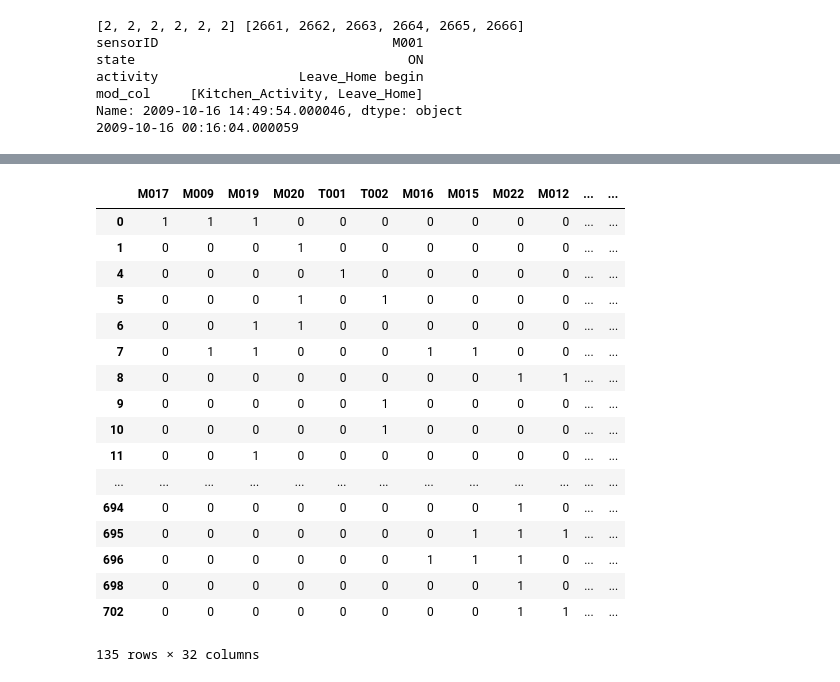
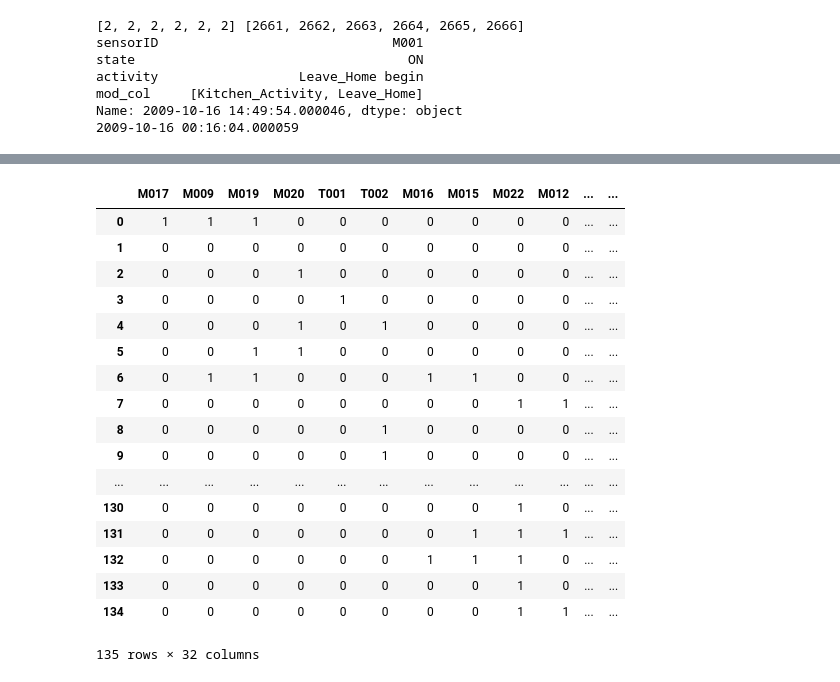
Before and after one commit to akashagarwalMLSec/sensor_anomaly, a Jupyter notebook: data_aggregation.ipynb, the cells around one changed output, grey strips where cells are left out. Saved outputs shown, nothing was run; the diff lists cells and outputs as text; code cells hidden in the pictures.

Commit message:
Data Processing

```diff
--- a/data_aggregation.ipynb
+++ b/data_aggregation.ipynb
@@ -170,2 +162,25 @@ df_sensors
 # %%
-df_sensors.to_csv('dataset/milan/data_processed_test.csv')#, index = False)
+df_sensors.to_csv('dataset/milan/data_processed_test.csv', index = False)
+df_unique_rows = df_sensors.iloc[:,:-1]
+df_unique_rows = df_unique_rows.drop_duplicates()
+df_unique_rows.reset_index(drop=True, inplace=True)
+df_unique_rows
+# %% [output]
+|  | M017 | M009 | M019 | M020 | T001 | T002 | M016 | M015 | M022 | M012 | ... | ... |
+| 0 | 1 | 1 | 1 | 0 | 0 | 0 | 0 | 0 | 0 | 0 | ... | ... |
+| 1 | 0 | 0 | 0 | 0 | 0 | 0 | 0 | 0 | 0 | 0 | ... | ... |
+| 2 | 0 | 0 | 0 | 1 | 0 | 0 | 0 | 0 | 0 | 0 | ... | ... |
+| 3 | 0 | 0 | 0 | 0 | 1 | 0 | 0 | 0 | 0 | 0 | ... | ... |
+| 4 | 0 | 0 | 0 | 1 | 0 | 1 | 0 | 0 | 0 | 0 | ... | ... |
+| 5 | 0 | 0 | 1 | 1 | 0 | 0 | 0 | 0 | 0 | 0 | ... | ... |
+| 6 | 0 | 1 | 1 | 0 | 0 | 0 | 1 | 1 | 0 | 0 | ... | ... |
+| 7 | 0 | 0 | 0 | 0 | 0 | 0 | 0 | 0 | 1 | 1 | ... | ... |
+| 8 | 0 | 0 | 0 | 0 | 0 | 1 | 0 | 0 | 0 | 0 | ... | ... |
+| 9 | 0 | 0 | 0 | 0 | 0 | 1 | 0 | 0 | 0 | 0 | ... | ... |
+| ... | ... | ... | ... | ... | ... | ... | ... | ... | ... | ... | ... | ... |
+| 130 | 0 | 0 | 0 | 0 | 0 | 0 | 0 | 0 | 1 | 0 | ... | ... |
+| 131 | 0 | 0 | 0 | 0 | 0 | 0 | 0 | 1 | 1 | 1 | ... | ... |
+| 132 | 0 | 0 | 0 | 0 | 0 | 0 | 1 | 1 | 1 | 0 | ... | ... |
+| 133 | 0 | 0 | 0 | 0 | 0 | 0 | 0 | 0 | 1 | 0 | ... | ... |
+| 134 | 0 | 0 | 0 | 0 | 0 | 0 | 0 | 0 | 1 | 1 | ... | ... |
+135 rows × 32 columns
@@ -176,21 +186,0 @@ df_unique_rows = df_unique_rows.drop_duplicates()
-# %%
-df_unique_rows
-# %% [output]
-|  | M017 | M009 | M019 | M020 | T001 | T002 | M016 | M015 | M022 | M012 | ... | ... |
-| 0 | 1 | 1 | 1 | 0 | 0 | 0 | 0 | 0 | 0 | 0 | ... | ... |
-| 1 | 0 | 0 | 0 | 1 | 0 | 0 | 0 | 0 | 0 | 0 | ... | ... |
-| 4 | 0 | 0 | 0 | 0 | 1 | 0 | 0 | 0 | 0 | 0 | ... | ... |
-| 5 | 0 | 0 | 0 | 1 | 0 | 1 | 0 | 0 | 0 | 0 | ... | ... |
-| 6 | 0 | 0 | 1 | 1 | 0 | 0 | 0 | 0 | 0 | 0 | ... | ... |
-| 7 | 0 | 1 | 1 | 0 | 0 | 0 | 1 | 1 | 0 | 0 | ... | ... |
-| 8 | 0 | 0 | 0 | 0 | 0 | 0 | 0 | 0 | 1 | 1 | ... | ... |
-| 9 | 0 | 0 | 0 | 0 | 0 | 1 | 0 | 0 | 0 | 0 | ... | ... |
-| 10 | 0 | 0 | 0 | 0 | 0 | 1 | 0 | 0 | 0 | 0 | ... | ... |
-| 11 | 0 | 0 | 1 | 0 | 0 | 0 | 0 | 0 | 0 | 0 | ... | ... |
-| ... | ... | ... | ... | ... | ... | ... | ... | ... | ... | ... | ... | ... |
-| 694 | 0 | 0 | 0 | 0 | 0 | 0 | 0 | 0 | 1 | 0 | ... | ... |
-| 695 | 0 | 0 | 0 | 0 | 0 | 0 | 0 | 1 | 1 | 1 | ... | ... |
-| 696 | 0 | 0 | 0 | 0 | 0 | 0 | 1 | 1 | 1 | 0 | ... | ... |
-| 698 | 0 | 0 | 0 | 0 | 0 | 0 | 0 | 0 | 1 | 0 | ... | ... |
-| 702 | 0 | 0 | 0 | 0 | 0 | 0 | 0 | 0 | 1 | 1 | ... | ... |
-135 rows × 32 columns
```
Also changed, not shown: parts of 12 cells of this notebook, 1 other file.
